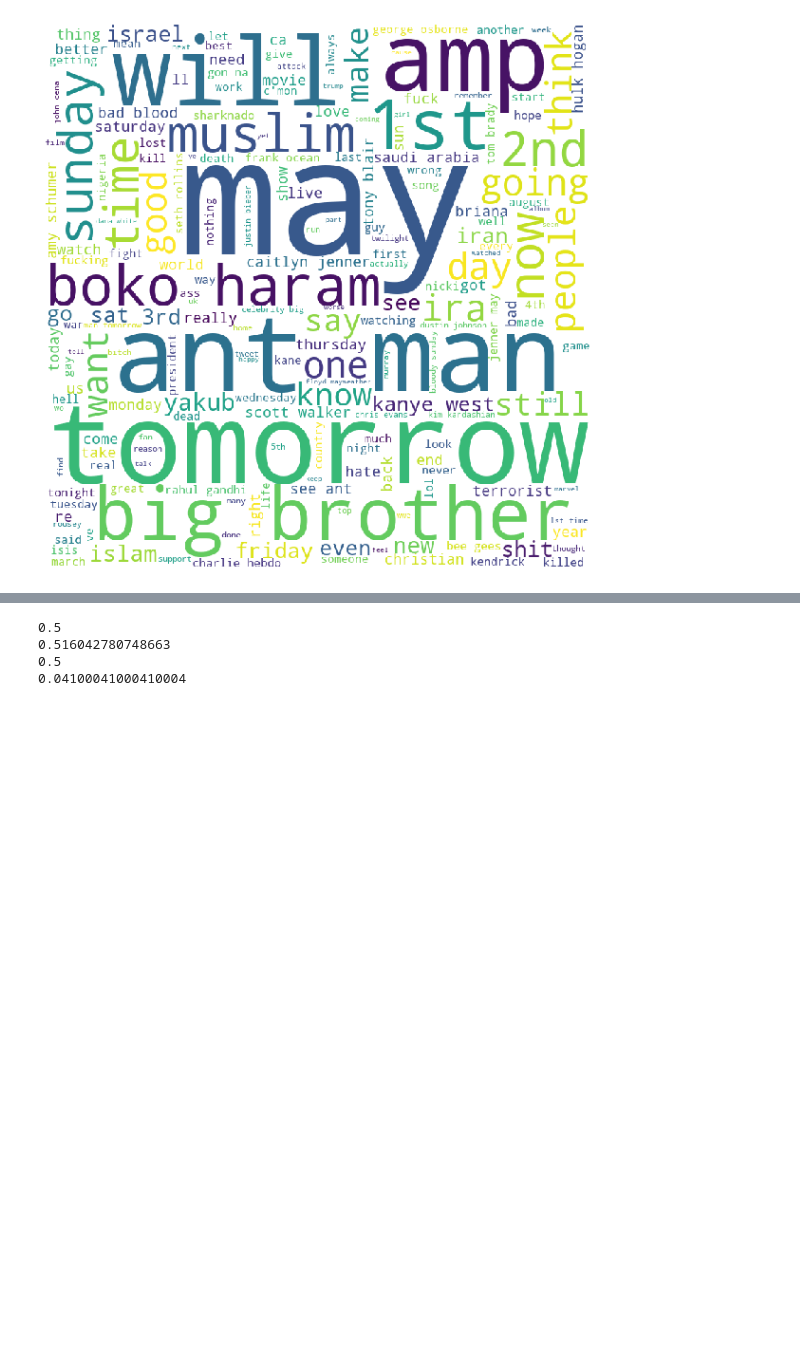
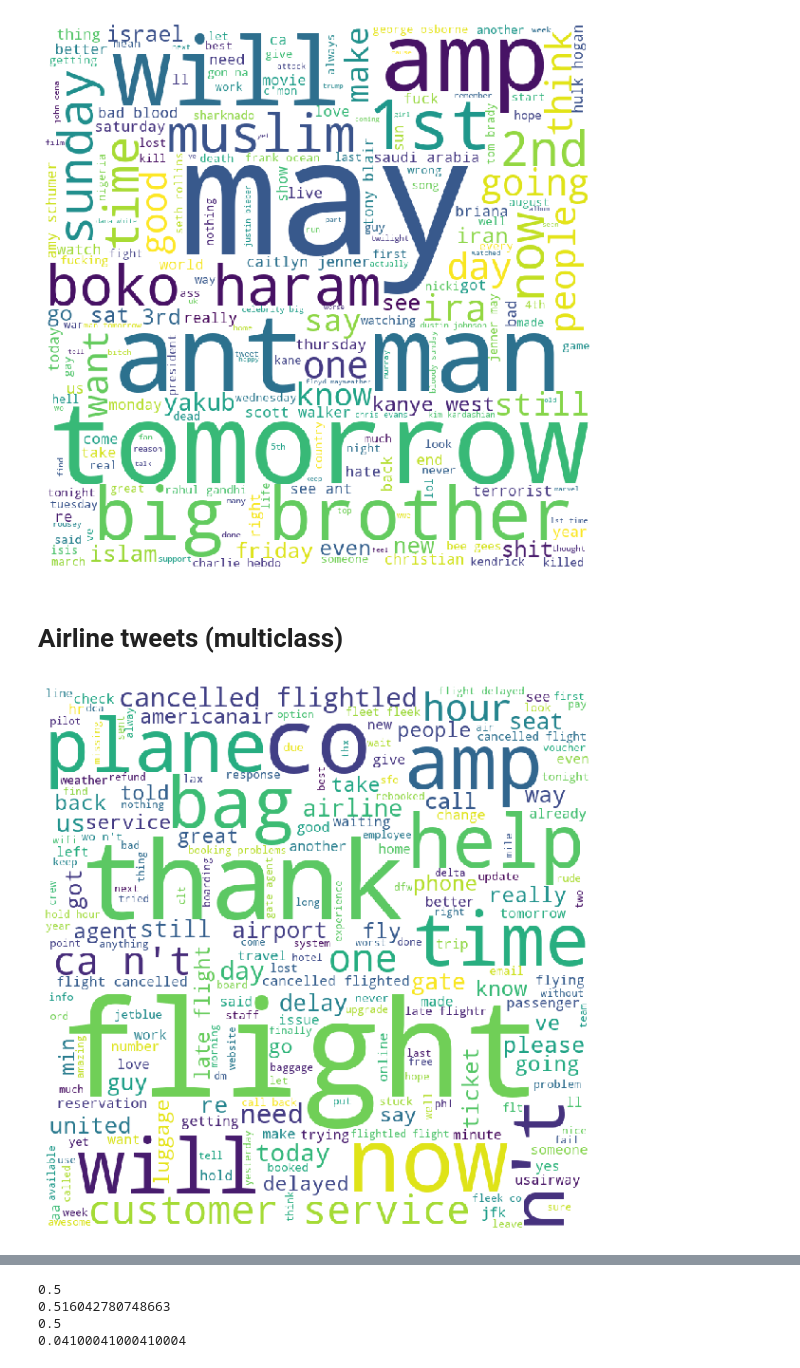
Before and after one commit to greghvk/eksploracja_danych_projekt, a Jupyter notebook: Eksploracja_projekt.ipynb, the cells around one changed output, grey strips where cells are left out. Cells and saved outputs as stored; diff of their text form; code cells hidden in the pictures; blank space fills up the shorter version.

Commit message:
Added multiclass

```diff
--- a/Eksploracja_projekt.ipynb
+++ b/Eksploracja_projekt.ipynb
@@ -26,6 +29,10 @@ neg_tweets = df[df['label']==0]
 
 tweets = pd.concat([pos_tweets, neg_tweets], axis=0)
 tweets.columns=[0, 1]
+
+air_tweets = pd.read_csv("airline_tweets.csv")
+air_tweets = air_tweets[['text', 'airline_sentiment']]
+air_tweets['text'] = air_tweets['text'].str.split(n=1).str[1] #Remove @airline
 # %%
 import nltk
 import pandas as pd
@@ -153,3 +168,10 @@ tweeter_text = lower_tokenize(tweets[0])
 draw_wordcloud(tweeter_text, stopwords=STOPWORDS.add('n\'t'))
 # %% [output]
 [figure]
+# %% [markdown]
+# Airline tweets (multiclass)
+# %%
+airline_text = lower_tokenize(air_tweets['text'])
+draw_wordcloud(airline_text, stopwords=STOPWORDS)
+# %% [output]
+[figure, added]
```
Also changed, not shown: parts of 23 cells of this notebook.
